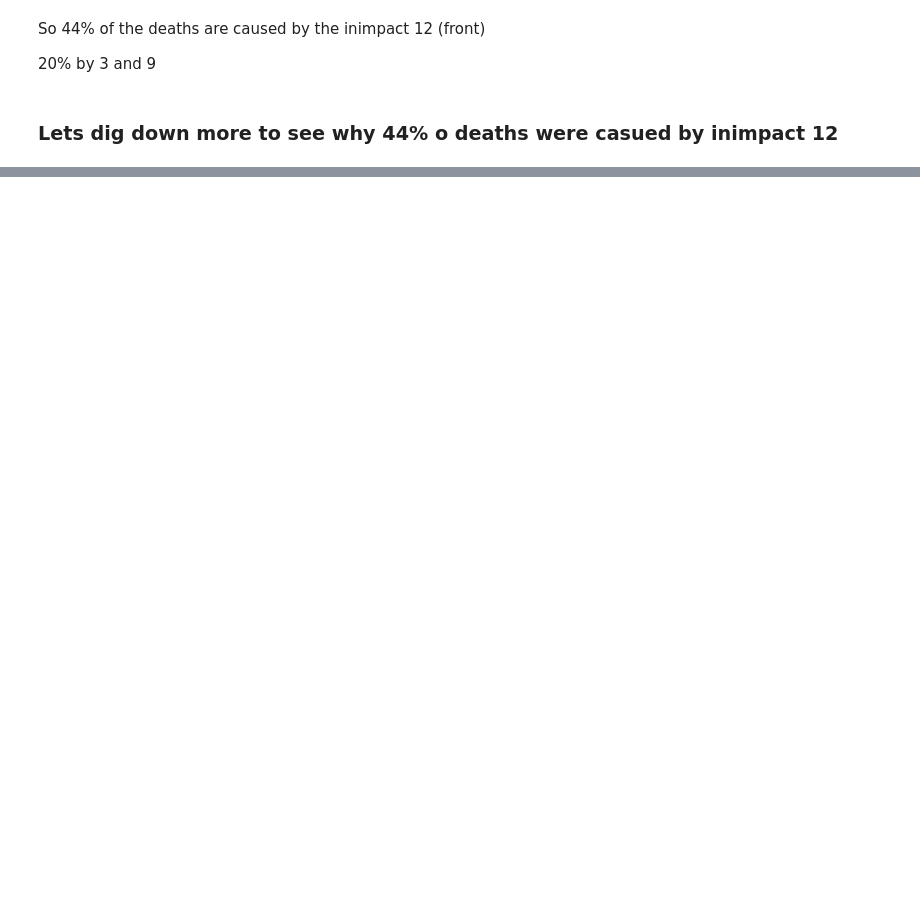
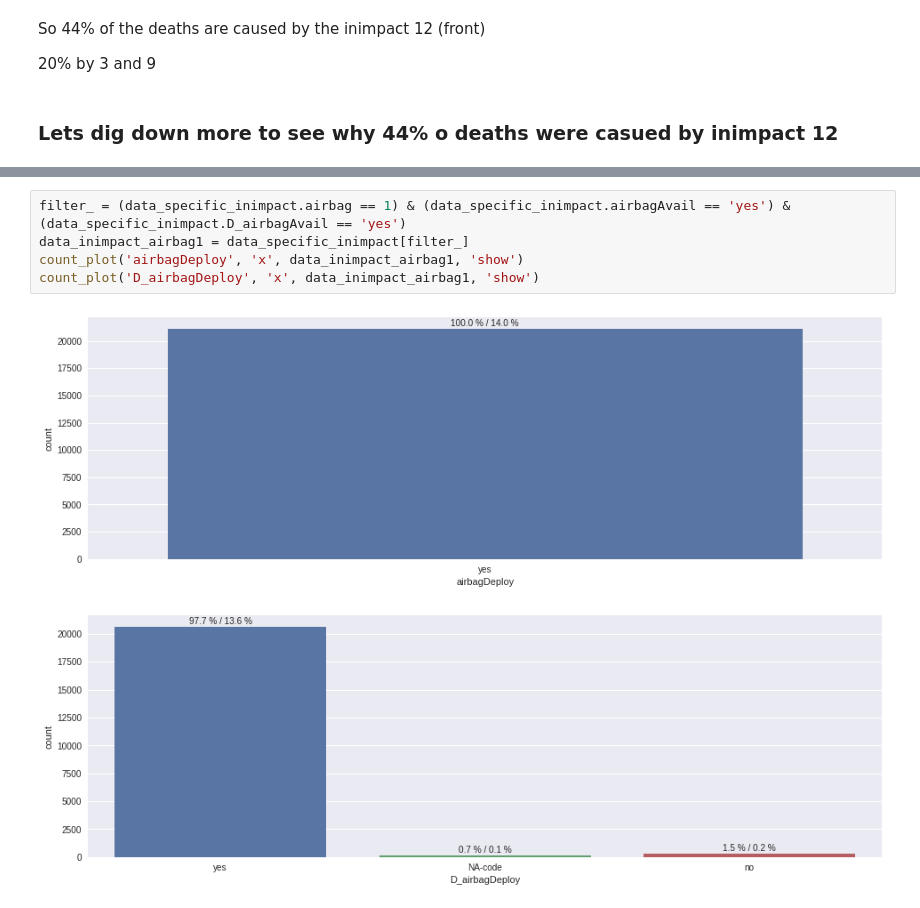
Before and after one commit to sohaibomr/data_analysis-FARS, a Jupyter notebook: sa_eda_fars.ipynb, the cells around one changed output, grey strips where cells are left out. Drawn from its saved outputs; the diff is of its cells as text; blank space fills up the shorter version.

```diff
--- a/sa_eda_fars.ipynb
+++ b/sa_eda_fars.ipynb
@@ -96,0 +108,8 @@ data_sepecific_inimpact = data[filter_]
+# %%
+filter_ = (data_specific_inimpact.airbag == 1) & (data_specific_inimpact.airbagAvail == 'yes') & (data_specific_inimpact.D_airbagAvail == 'yes')
+data_inimpact_airbag1 = data_specific_inimpact[filter_]
+count_plot('airbagDeploy', 'x', data_inimpact_airbag1, 'show')
+count_plot('D_airbagDeploy', 'x', data_inimpact_airbag1, 'show')
+# %% [output]
+[figure, added]
+[figure, added]
```
Also changed, not shown: parts of 24 cells of this notebook, 1 other file.
